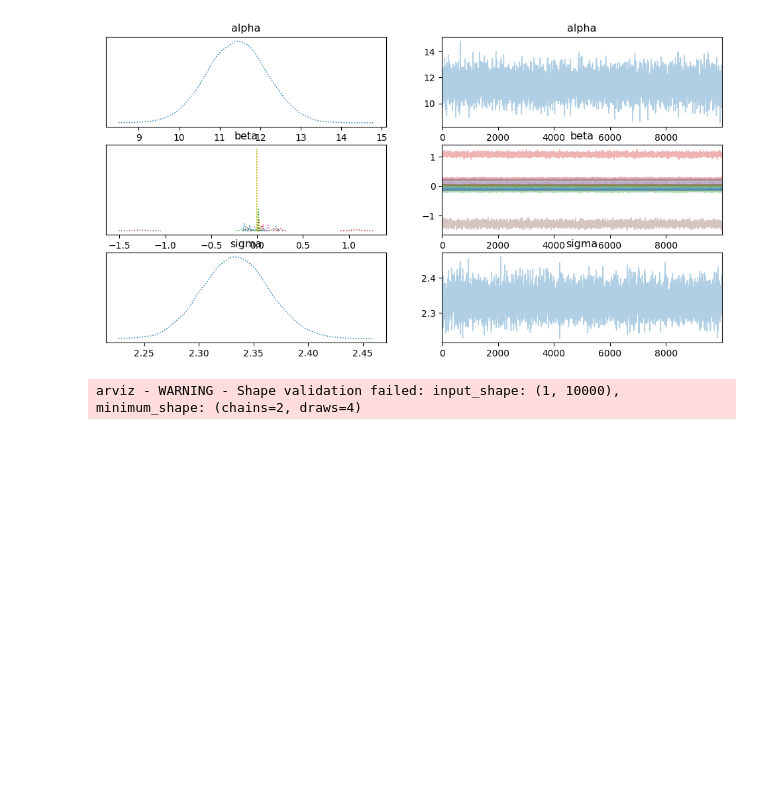
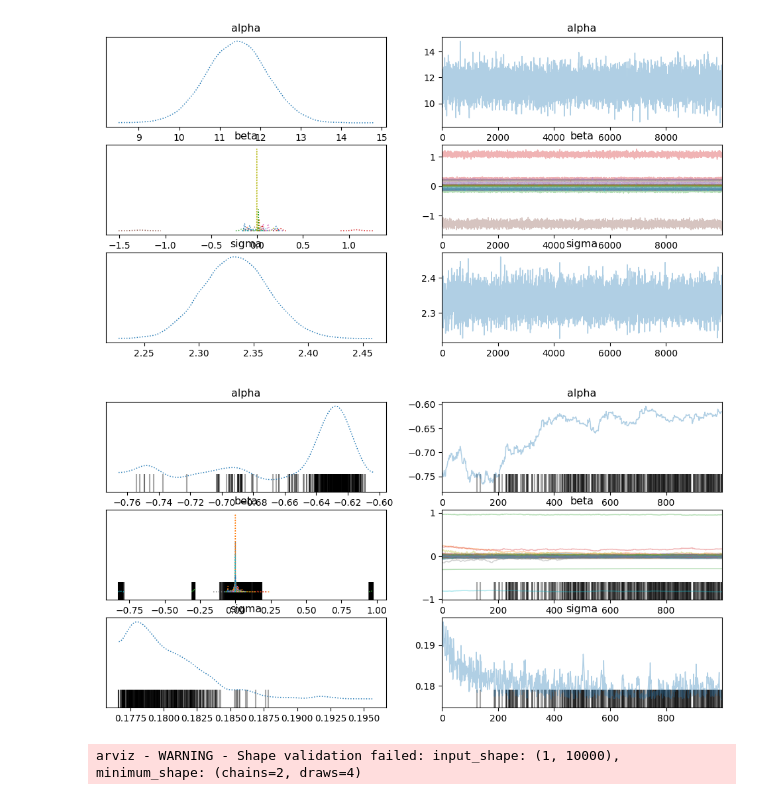
Before and after one commit to fanpu/10-708-project, a Jupyter notebook: baseline.ipynb, the cells around one changed output. Saved outputs shown, nothing was run; the diff lists cells and outputs as text; code cells hidden in the pictures; blank space fills up the shorter version.

```diff
--- a/baseline.ipynb
+++ b/baseline.ipynb
@@ -180,6 +185,10 @@ NUTS: [alpha, beta, sigma]
 az.plot_trace(idata, combined=True);
 # %% [output]
 [figure]
+# %%
+az.plot_trace(idata_baseline, combined=True);
+# %% [output]
+[figure, added]
 # %%
 az.summary(idata, round_to=2)
 # %% [output]
```
Also changed, not shown: parts of 11 cells of this notebook, 2 other files.
